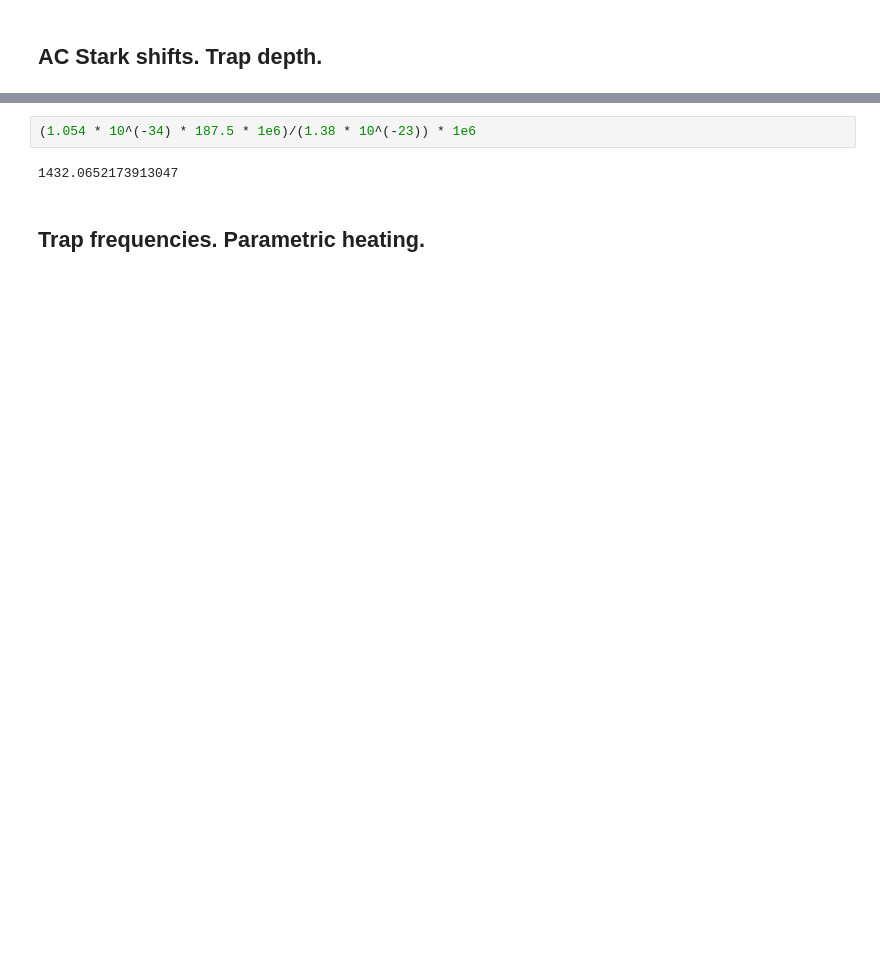
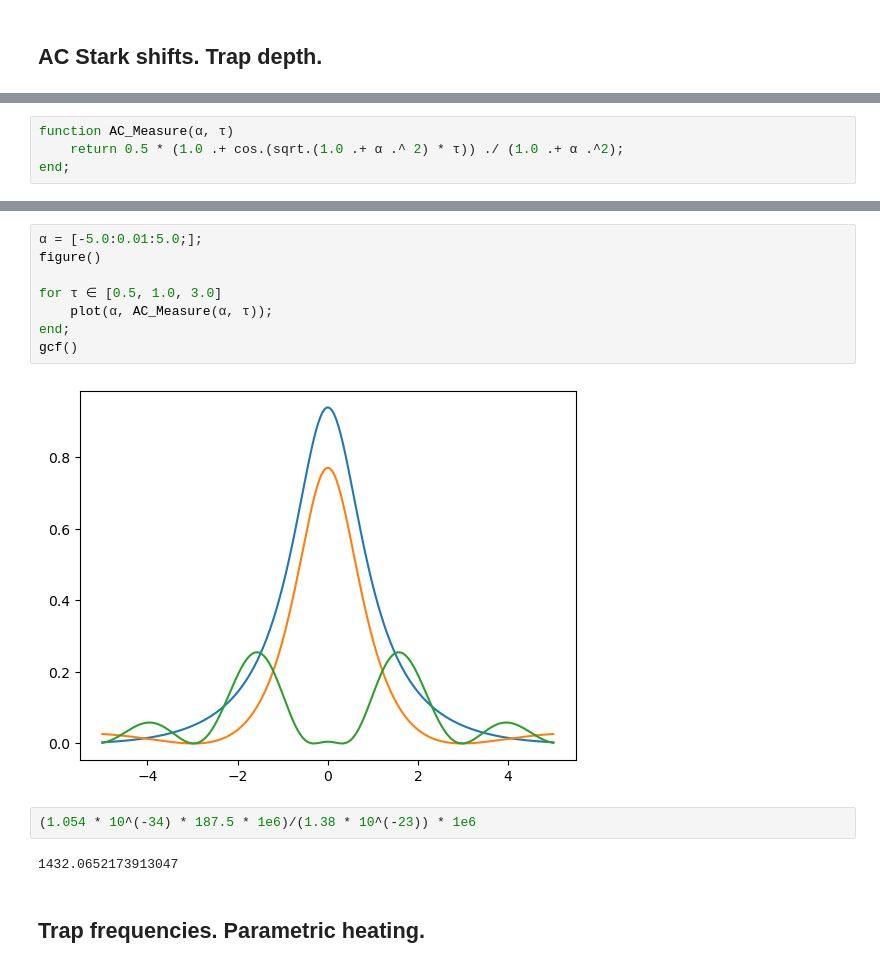
Before and after one commit to mgoloshchapov/ColdAtoms, a Jupyter notebook: notebooks/TrapParameters.ipynb, the cells around one changed output, grey strips where cells are left out. Saved outputs shown, nothing was run; the diff lists cells and outputs as text; blank space fills up the shorter version.

```diff
--- a/notebooks/TrapParameters.ipynb
+++ b/notebooks/TrapParameters.ipynb
@@ -73,0 +124,4 @@ gcf()
+# %%
+function AC_Measure(α, τ)
+    return 0.5 * (1.0 .+ cos.(sqrt.(1.0 .+ α .^ 2) * τ)) ./ (1.0 .+ α .^2);
+end;
@@ -74,3 +132,13 @@ gcf()
+# %%
+α = [-5.0:0.01:5.0;];
+figure()
+
+for τ ∈ [0.5, 1.0, 3.0]
+    plot(α, AC_Measure(α, τ));
+end;
+gcf()
+# %% [output]
+[figure, added]
 # %%
 (1.054 * 10^(-34) * 187.5 * 1e6)/(1.38 * 10^(-23)) * 1e6
 # %% [output]
```
Also changed, not shown: parts of 16 cells of this notebook, 26 other files.
